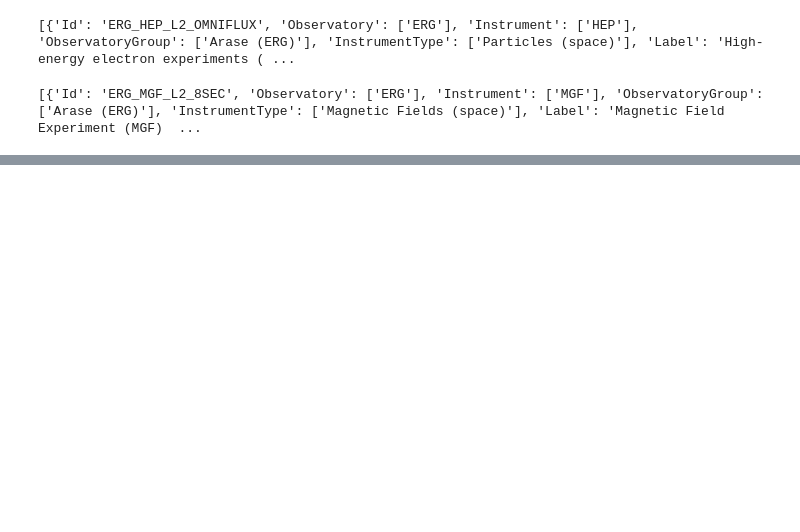
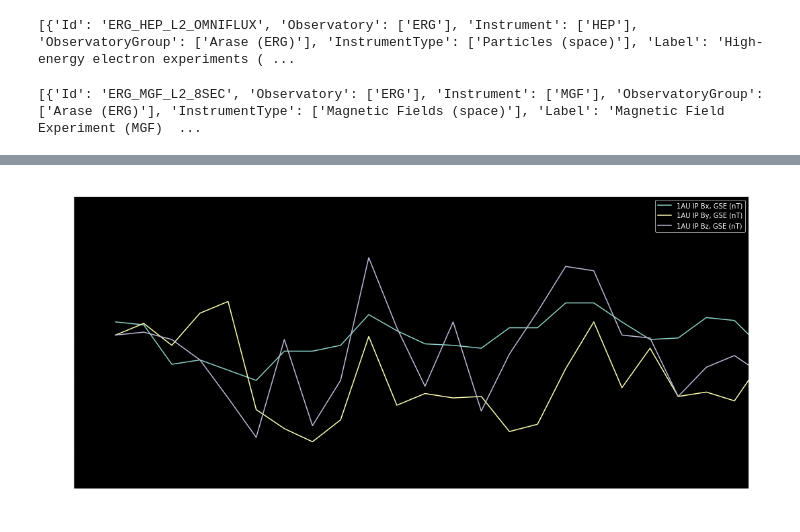
Before and after one commit to matheusgamacosta94/Dados_Satelites_CDAWeb, a Jupyter notebook: leitura_dados_satelites_NASA.ipynb, the cells around one changed output, grey strips where cells are left out. Cells and saved outputs as stored; diff of their text form; code cells hidden in the pictures; blank space fills up the shorter version.

```diff
--- a/leitura_dados_satelites_NASA.ipynb
+++ b/leitura_dados_satelites_NASA.ipynb
@@ -407,0 +440,4 @@ VarCopy([[2528.6135, 3615.2434],
+# %%
+# Retorna todas as variáveis presentes no dataset OMNI2_H0_MRG1HR, e salva em um pandas dataframe
+variaveis_OMNI2 = pd.DataFrame(cdas.get_variables('OMNI2_H0_MRG1HR'))
+variaveis_OMNI2
@@ -407,0 +462,7 @@ VarCopy([[2528.6135, 3615.2434],
+# %%
+#  Pegando as variáveis de interesse para o dataset OMNI2_H0_MRG1HR, nesse caso todas.
+vars = list(variaveis_OMNI2['Name'])
+#definição do intervalo de tempo a ser extraido do dataset
+time = ['2020-01-03T00:31:56.000Z', '2021-01-03T01:31:56.000Z']
+# extraindo os dados do dataset OMNI2_H0_MRG1HR com as varoiávei e intervalo de tempo definidos
+status, data_OMNI2 = cdas.get_data('OMNI2_H0_MRG1HR', vars, time[0], time[1])
@@ -407,0 +491,11 @@ VarCopy([[2528.6135, 3615.2434],
+# %%
+#Aplicando a função de plotagem criada anteriormente para as variáveis BX_GSE1800, BY_GSE1800, BZ_GSE1800,
+# do dataset OMNI2_H0_MRG1HR, para o período de um dia
+Vet_var = ['BX_GSE1800', 'BY_GSE1800', 'BZ_GSE1800']
+#definindo o intervalo de tempo a ser plotado para o primeiro dia
+time = [datetime.datetime(2020, 1, 3,0,0,0),datetime.datetime(2020, 1, 4,0,0,0)]
+datax = data_OMNI2['Epoch_1800']
+
+plot_graph_dados(Vet_var,data_OMNI2, datax, time)
+# %% [output]
+[figure, added]
```
Also changed, not shown: parts of 42 cells of this notebook.
